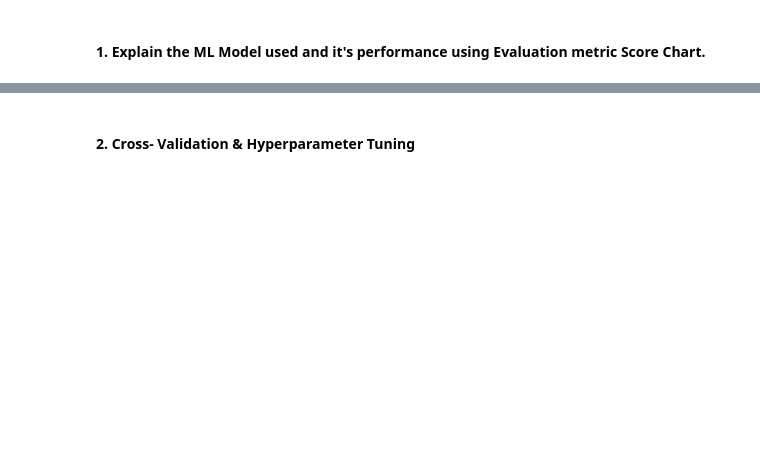
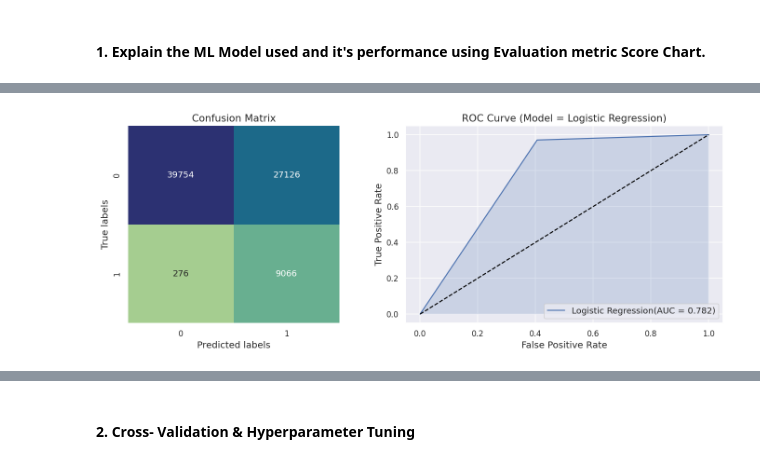
Before and after one commit to abhijain1216/Health-Insurance-Cross-Sell-Prediction-Classification-Project, a Jupyter notebook: Health_Insurance_Cross_Sell_Prediction_Classification_Project.ipynb, the cells around one changed output, grey strips where cells are left out. Cells and saved outputs as stored; diff of their text form; code cells hidden in the pictures; blank space fills up the shorter version.

Commit message:
Implemented Logistic Regression

```diff
--- a/Health_Insurance_Cross_Sell_Prediction_Classification_Project.ipynb
+++ b/Health_Insurance_Cross_Sell_Prediction_Classification_Project.ipynb
@@ -1408,8 +1485,12 @@ X_test=scaler.transform(X_test)
 # %%
 # ML Model - 1 Implementation
+logistic_regressor = LogisticRegression(fit_intercept = True,max_iter = 10000,random_state = 0)
 
 # Fit the Algorithm
+logistic_regressor.fit(X_train_res,Y_train_res)
 
 # Predict on the model
+Y_train_pred_logistic = logistic_regressor.predict(X_train_res)
+Y_test_pred_logistic = logistic_regressor.predict(X_test)
 # %% [markdown]
 #### 1. Explain the ML Model used and it's performance using Evaluation metric Score Chart.
@@ -1417,0 +1510,5 @@ X_test=scaler.transform(X_test)
+# %%
+# Confusion matrix and ROC curve for test data
+results_visualization(Y_test,Y_test_pred_logistic,'Logistic Regression')
+# %% [output]
+[figure, added]
```
Also changed, not shown: parts of 16 cells of this notebook.
